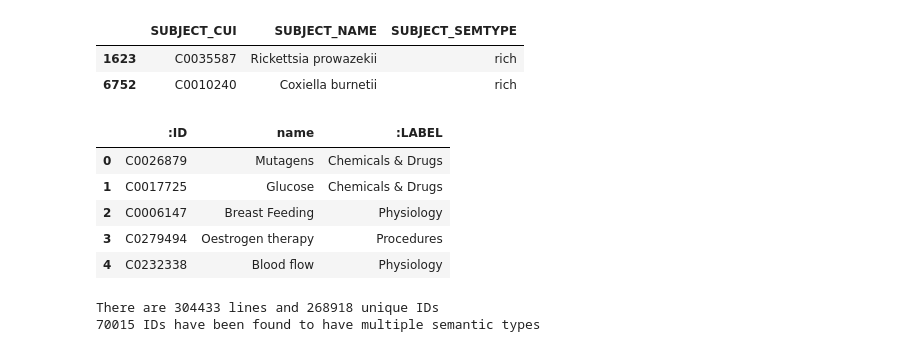
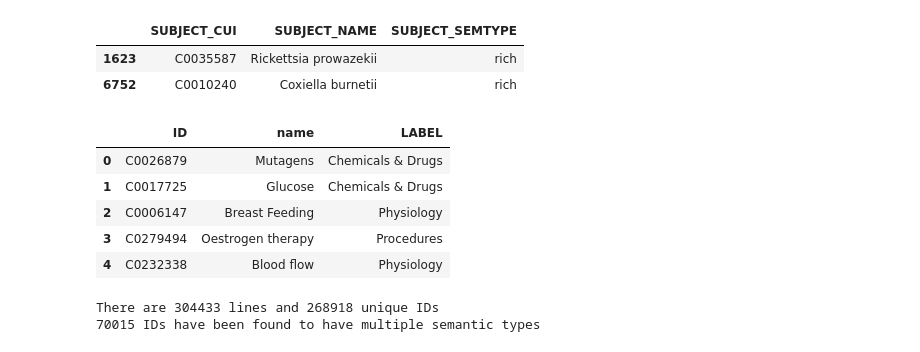
Before and after one commit to mmayers12/semmed, a Jupyter notebook: nbs/03-Building-the-graph.ipynb, the cells around one changed output. Cells and saved outputs as stored; diff of their text form; code cells hidden in the pictures.

```diff
--- a/nbs/03-Building-the-graph.ipynb
+++ b/nbs/03-Building-the-graph.ipynb
@@ -129,26 +129,26 @@ abbv_to_super['rich'] = 'Living Beings'
 # %%
 # Make a nodes csv
 
 snodes = pd.DataFrame()
 onodes = pd.DataFrame()
 
 
-snodes[':ID'] = sem_df['SUBJECT_CUI']
+snodes['ID'] = sem_df['SUBJECT_CUI']
 snodes['name'] = sem_df['SUBJECT_NAME']
-snodes[':LABEL'] = sem_df['SUBJECT_SEMTYPE'].apply(lambda x: abbv_to_super.get(x))
+snodes['LABEL'] = sem_df['SUBJECT_SEMTYPE'].apply(lambda x: abbv_to_super.get(x))
 
-onodes[':ID'] = sem_df['OBJECT_CUI']
+onodes['ID'] = sem_df['OBJECT_CUI']
 onodes['name'] = sem_df['OBJECT_NAME']
-onodes[':LABEL'] = sem_df['OBJECT_SEMTYPE'].apply(lambda x: abbv_to_super.get(x))
+onodes['LABEL'] = sem_df['OBJECT_SEMTYPE'].apply(lambda x: abbv_to_super.get(x))
 
 
 nodes = pd.concat([snodes, onodes])
 nodes.drop_duplicates(inplace=True)
 nodes = nodes.reset_index(drop=True)
 
 nodes.head()
 # %% [output]
-|  | :ID | name | :LABEL |
+|  | ID | name | LABEL |
 | 0 | C0026879 | Mutagens | Chemicals & Drugs |
 | 1 | C0017725 | Glucose | Chemicals & Drugs |
 | 2 | C0006147 | Breast Feeding | Physiology |
```
Also changed, not shown: parts of 40 cells of this notebook.
